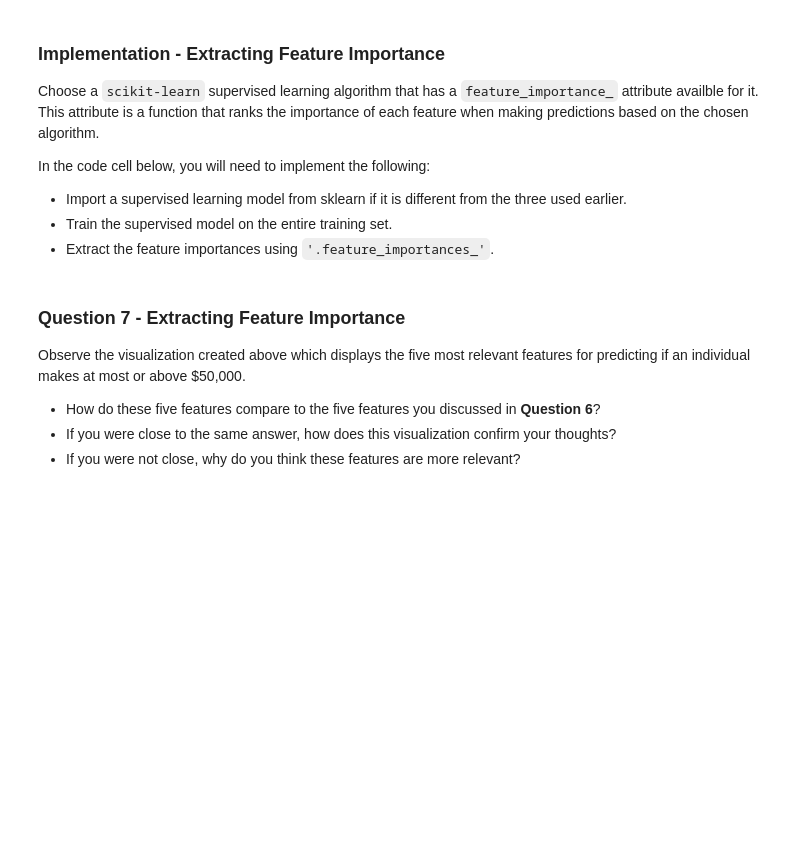
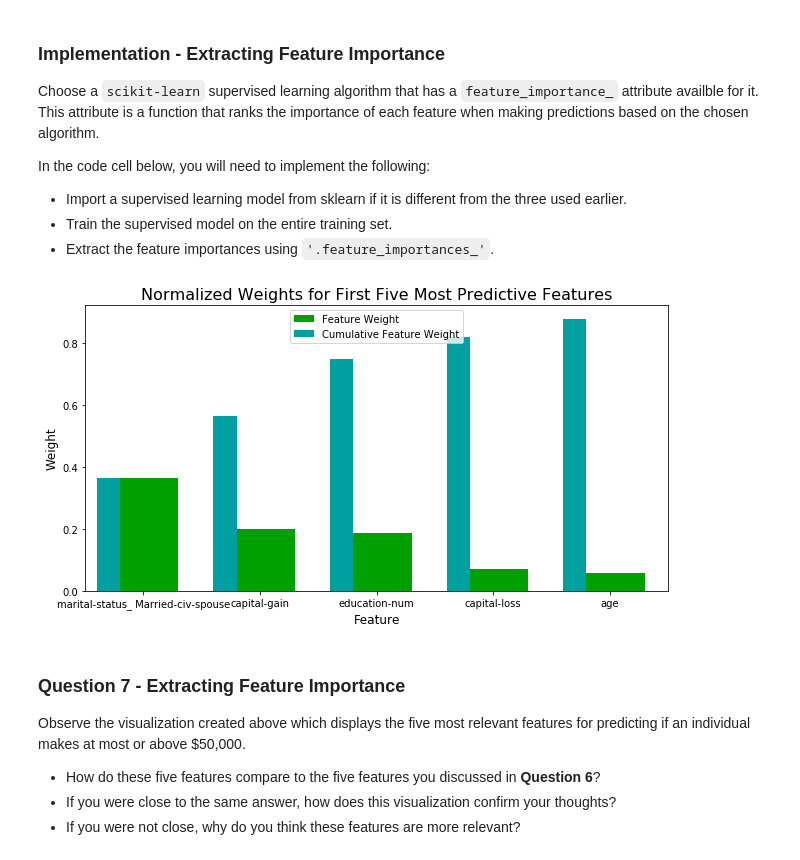
Before and after one commit to BradEvanDavis/MLdonations, a Jupyter notebook: finding_donors.ipynb, the cells around one changed output. Saved outputs shown, nothing was run; the diff lists cells and outputs as text; code cells hidden in the pictures; blank space fills up the shorter version.

```diff
--- a/finding_donors.ipynb
+++ b/finding_donors.ipynb
@@ -468,7 +487,7 @@ parameters = {'max_depth': [2,5,8,10], 'min_samples_leaf': [1,5,10], 'max_leaf_n
 scorer = make_scorer(fbeta_score, beta = 0.5)
 
 # TODO: Perform grid search on the classifier using 'scorer' as the scoring method using GridSearchCV()
-grid_obj = GridSearchCV(clf, parameters, scoring=scorer, cv=5, n_jobs = -1)
+grid_obj = GridSearchCV(clf, parameters, scoring=scorer, cv=5)
 
 # TODO: Fit the grid search object to the training data and find the optimal parameters using fit()
 grid_fit = grid_obj.fit(X_train, y_train)
@@ -537,16 +556,18 @@ In the code cell below, you will need to implement the following:
  - Extract the feature importances using `'.feature_importances_'`.
 # %%
 # TODO: Import a supervised learning model that has 'feature_importances_'
-
+from sklearn.ensemble import GradientBoostingClassifier
 
 # TODO: Train the supervised model on the training set using .fit(X_train, y_train)
-model = None
+model = best_clf
 
 # TODO: Extract the feature importances using .feature_importances_
-importances = None
+importances = best_clf.feature_importances_
 
 # Plot
 vs.feature_plot(importances, X_train, y_train)
+# %% [output]
+[figure, added]
 # %% [markdown]
 ### Question 7 - Extracting Feature Importance
 
```
Also changed, not shown: parts of 12 cells of this notebook.
